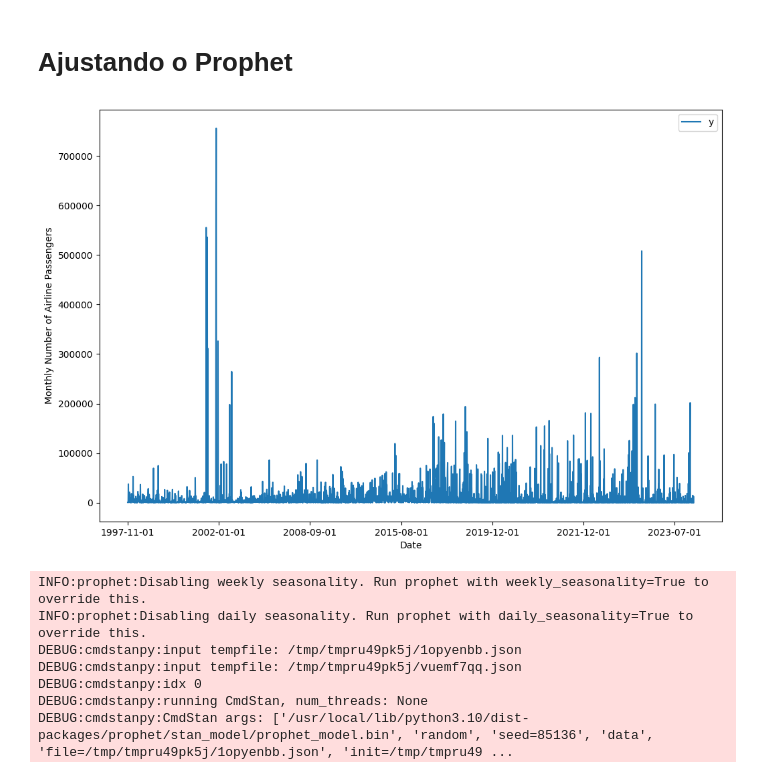
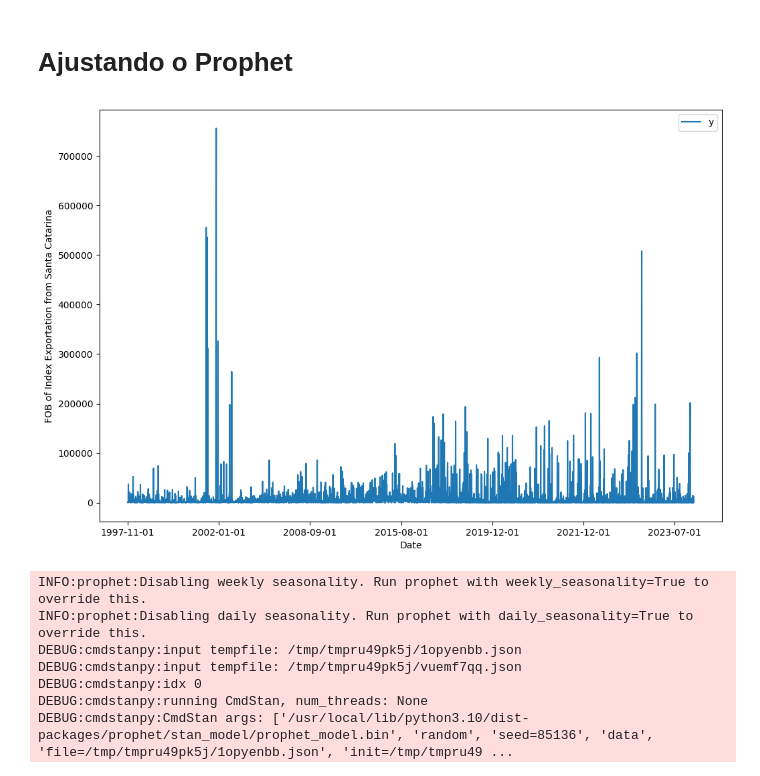
Before and after one commit to miltondsantos/TimeSeries_EconomicIndex, a Jupyter notebook: df_sc_ano_mes_fob_v1.ipynb, the cells around one changed output. Drawn from its saved outputs; the diff is of its cells as text; code cells hidden in the pictures.

Commit message:
FOB of Exportation Index from Santa Catarina

```diff
--- a/df_sc_ano_mes_fob_v1.ipynb
+++ b/df_sc_ano_mes_fob_v1.ipynb
@@ -290,12 +290,12 @@ INFO:cmdstanpy:Chain [1] done processing
 # Ajustando o Prophet
 # %%
 ax = df.set_index('ds').plot(figsize=(12, 8))
-ax.set_ylabel('Monthly Number of Airline Passengers')
+ax.set_ylabel('FOB of Index Exportation from Santa Catarina')
 ax.set_xlabel('Date')
 
 plt.show()
 # %% [output]
-[figure, old version]
+[figure, new version]
 # %%
 # set the uncertainty interval to 95% (the Prophet default is 80%)
 m = Prophet(interval_width=0.95)
```
